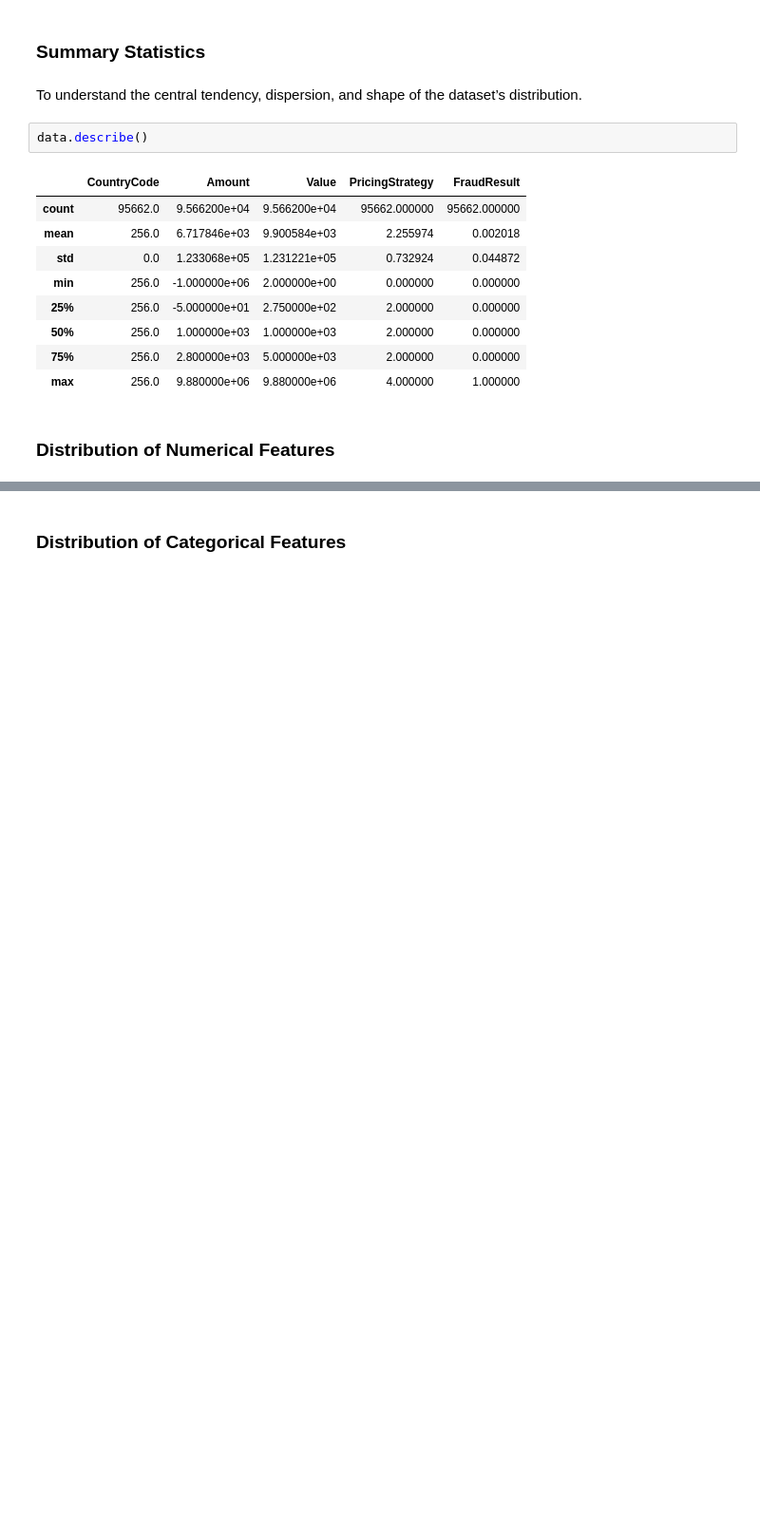
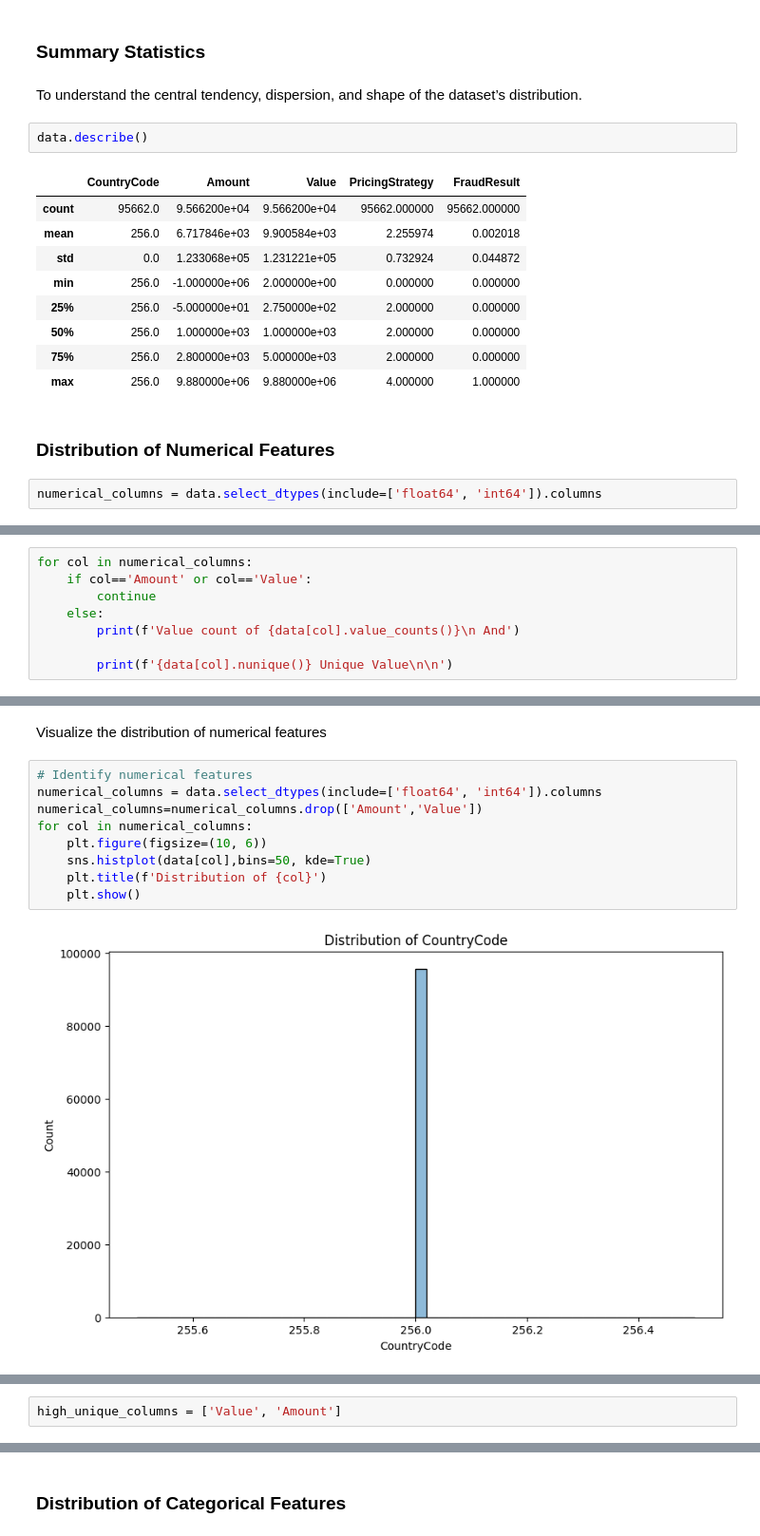
Before and after one commit to GuleWako/Credit-Risk-Analysis, a Jupyter notebook: notebooks/creditRiskAnalysis.ipynb, the cells around one changed output, grey strips where cells are left out. Shown: that part at 95% size. Saved outputs shown, nothing was run; the diff lists cells and outputs as text; blank space fills up the shorter version.

Commit message:
missing value and numerical distribution

```diff
--- a/notebooks/creditRiskAnalysis.ipynb
+++ b/notebooks/creditRiskAnalysis.ipynb
@@ -79,3 +79,5 @@ data.describe()
 | max | 256.0 | 9.880000e+06 | 9.880000e+06 | 4.000000 | 1.000000 |
 # %% [markdown]
 ### Distribution of Numerical Features
+# %%
+numerical_columns = data.select_dtypes(include=['float64', 'int64']).columns
@@ -81,0 +86,8 @@ data.describe()
+# %%
+for col in numerical_columns:
+    if col=='Amount' or col=='Value':
+        continue
+    else:
+        print(f'Value count of {data[col].value_counts()}\n And')
+
+        print(f'{data[col].nunique()} Unique Value\n\n')
@@ -81,0 +148,13 @@ data.describe()
+# %% [markdown]
+Visualize the distribution of numerical features
+# %%
+# Identify numerical features
+numerical_columns = data.select_dtypes(include=['float64', 'int64']).columns
+numerical_columns=numerical_columns.drop(['Amount','Value'])
+for col in numerical_columns:
+    plt.figure(figsize=(10, 6))
+    sns.histplot(data[col],bins=50, kde=True)
+    plt.title(f'Distribution of {col}')
+    plt.show()
+# %% [output]
+[figure, added]
@@ -81,0 +163,2 @@ data.describe()
+# %%
+high_unique_columns = ['Value', 'Amount']
```
Also changed, not shown: parts of 12 cells of this notebook.
